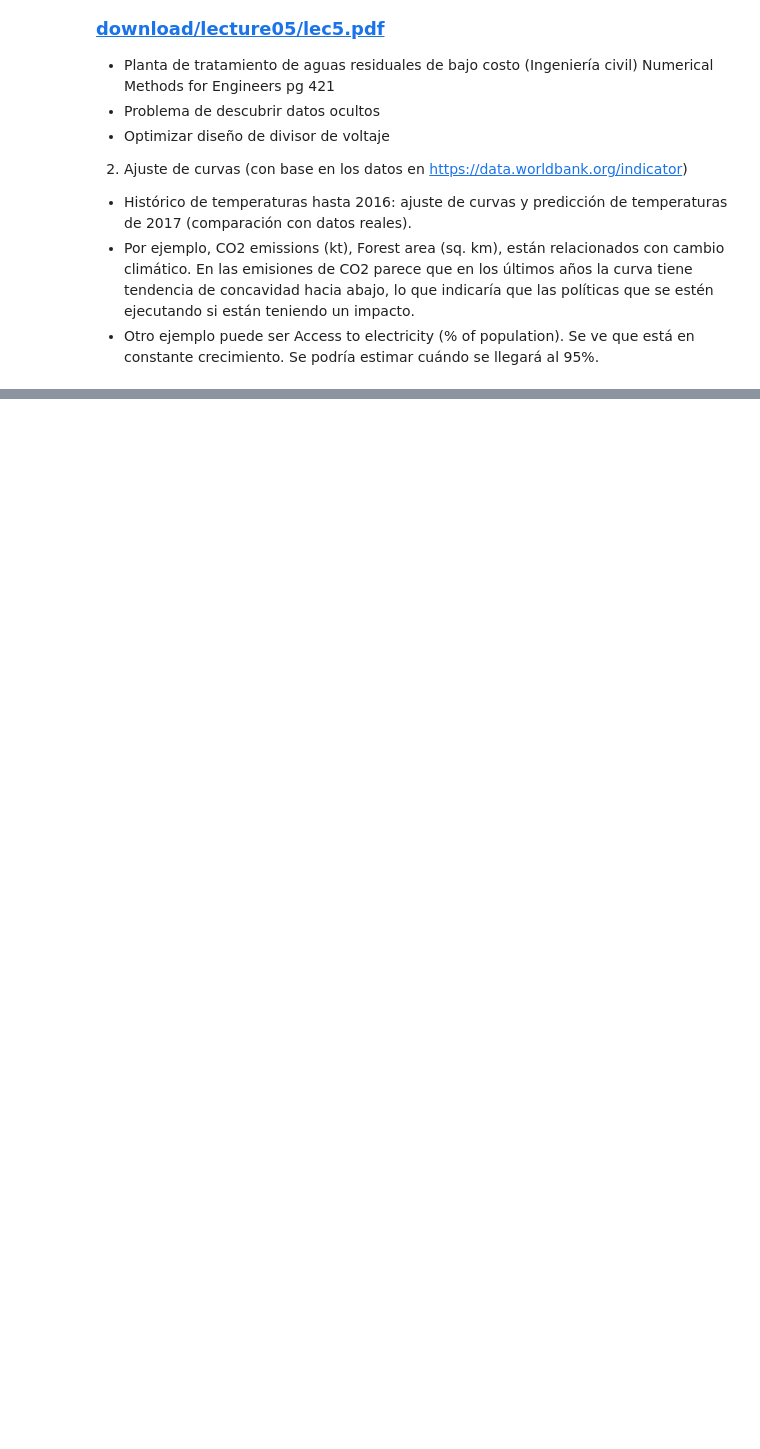
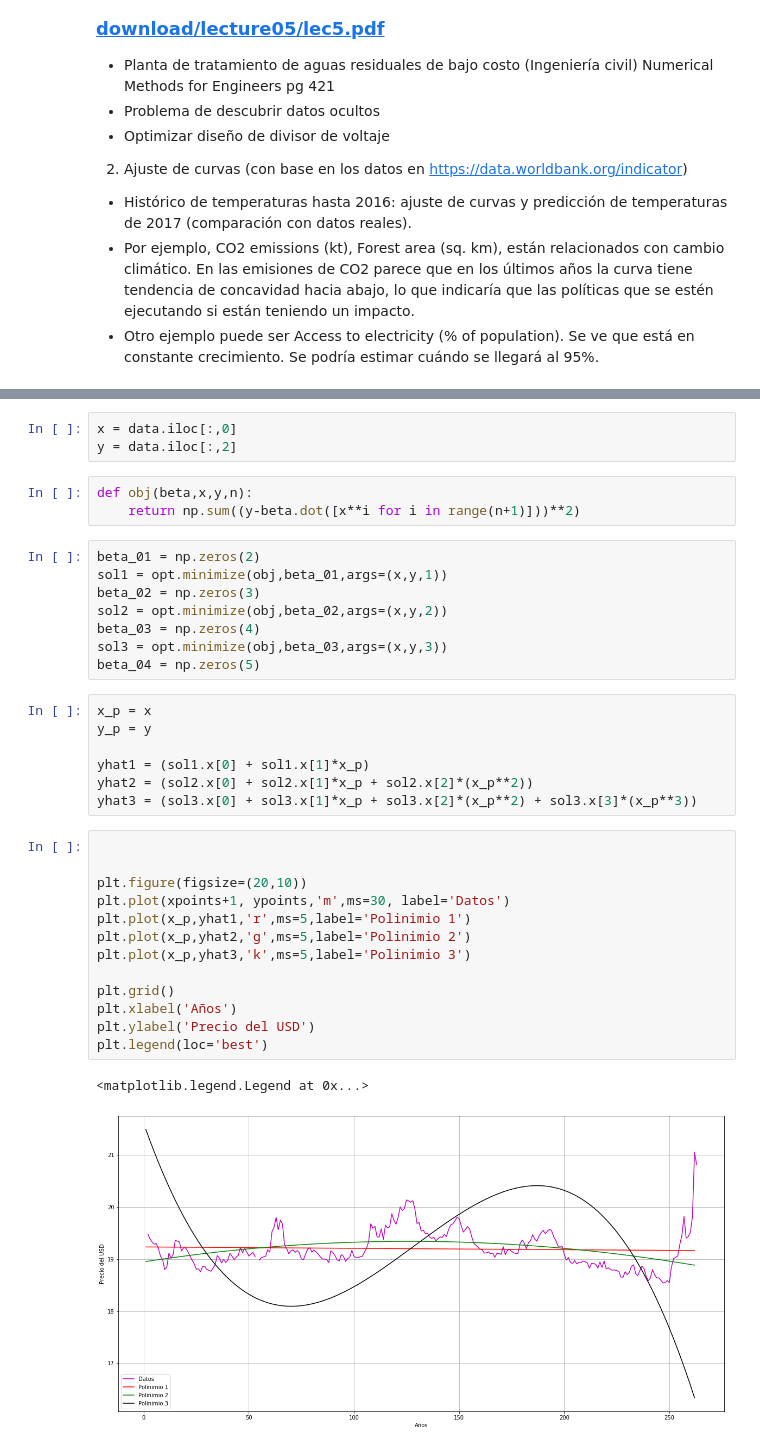
Before and after one commit to Miguel-Morrill/proyecto_modulo1, a Jupyter notebook: PM1_LandaverdeI_MorenoM_EcheverriaD.ipynb, the cells around one changed output, grey strips where cells are left out. Saved outputs shown, nothing was run; the diff lists cells and outputs as text; blank space fills up the shorter version.

```diff
--- a/PM1_LandaverdeI_MorenoM_EcheverriaD.ipynb
+++ b/PM1_LandaverdeI_MorenoM_EcheverriaD.ipynb
@@ -23,0 +48,37 @@
+# %%
+x = data.iloc[:,0]
+y = data.iloc[:,2]
+# %%
+def obj(beta,x,y,n):
+    return np.sum((y-beta.dot([x**i for i in range(n+1)]))**2)
+# %%
+beta_01 = np.zeros(2)
+sol1 = opt.minimize(obj,beta_01,args=(x,y,1))
+beta_02 = np.zeros(3)
+sol2 = opt.minimize(obj,beta_02,args=(x,y,2))
+beta_03 = np.zeros(4)
+sol3 = opt.minimize(obj,beta_03,args=(x,y,3))
+beta_04 = np.zeros(5)
+# %%
+x_p = x
+y_p = y
+
+yhat1 = (sol1.x[0] + sol1.x[1]*x_p)
+yhat2 = (sol2.x[0] + sol2.x[1]*x_p + sol2.x[2]*(x_p**2))
+yhat3 = (sol3.x[0] + sol3.x[1]*x_p + sol3.x[2]*(x_p**2) + sol3.x[3]*(x_p**3))
+# %%
+
+
+plt.figure(figsize=(20,10))
+plt.plot(xpoints+1, ypoints,'m',ms=30, label='Datos')
+plt.plot(x_p,yhat1,'r',ms=5,label='Polinimio 1')
+plt.plot(x_p,yhat2,'g',ms=5,label='Polinimio 2')
+plt.plot(x_p,yhat3,'k',ms=5,label='Polinimio 3')
+
+plt.grid()
+plt.xlabel('Años')
+plt.ylabel('Precio del USD')
+plt.legend(loc='best')
+# %% [output]
+<matplotlib.legend.Legend at 0x...>
+[figure, added]
```
Also changed, not shown: parts of 3 cells of this notebook, 2 other files.
